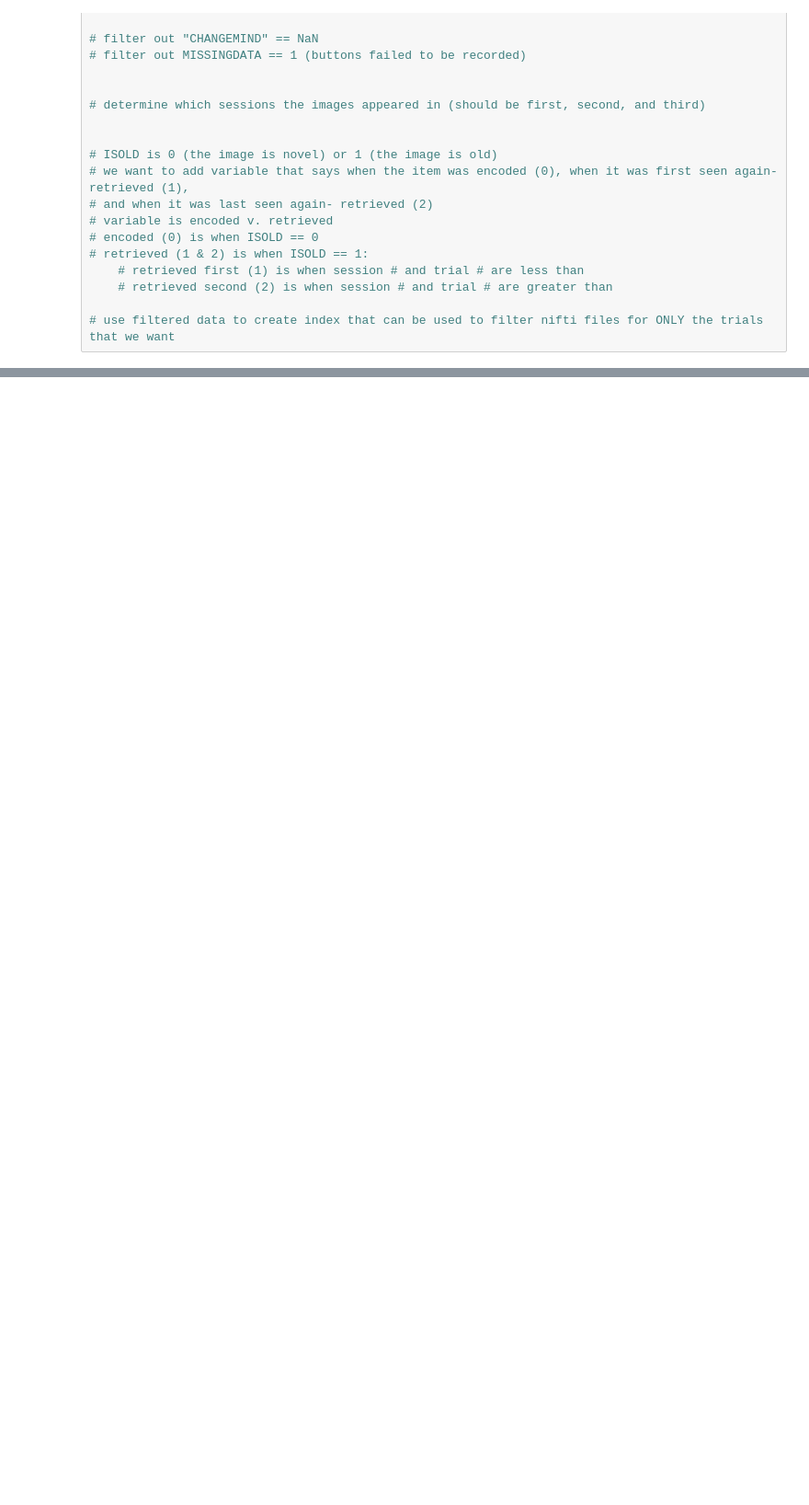
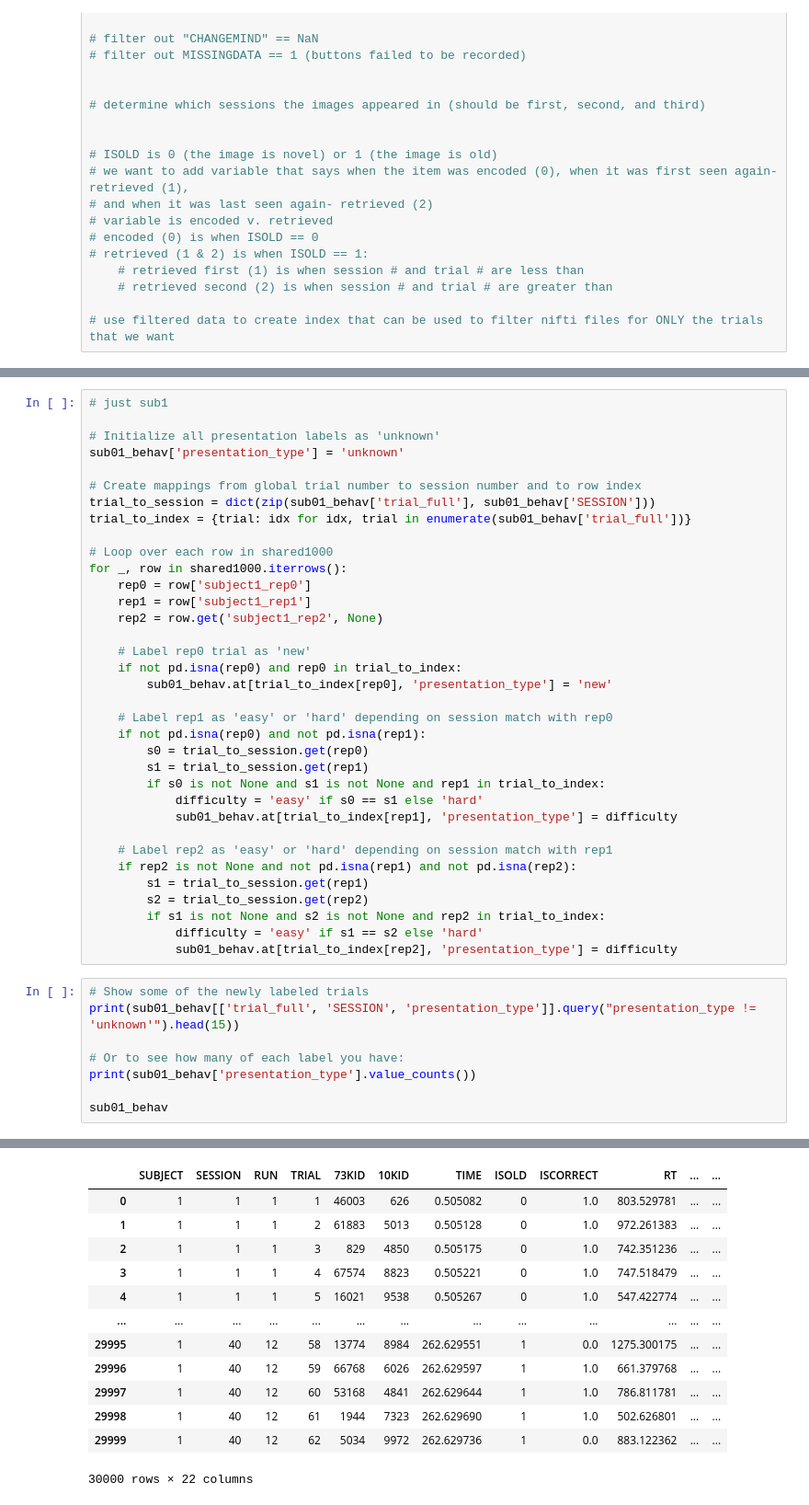
Before and after one commit to MShipkova/memory_NSD, a Jupyter notebook: explore_aug5.ipynb, the cells around one changed output, grey strips where cells are left out. Shown: that part at 92% size. Drawn from its saved outputs; the diff is of its cells as text; blank space fills up the shorter version.

```diff
--- a/explore_aug5.ipynb
+++ b/explore_aug5.ipynb
@@ -69,0 +258,44 @@ shared515 = np.array(shared515)
+# %%
+# just sub1
+
+# Initialize all presentation labels as 'unknown'
+sub01_behav['presentation_type'] = 'unknown'
+
+# Create mappings from global trial number to session number and to row index
+trial_to_session = dict(zip(sub01_behav['trial_full'], sub01_behav['SESSION']))
+trial_to_index = {trial: idx for idx, trial in enumerate(sub01_behav['trial_full'])}
+
+# Loop over each row in shared1000
+for _, row in shared1000.iterrows():
+    rep0 = row['subject1_rep0']
+    rep1 = row['subject1_rep1']
+    rep2 = row.get('subject1_rep2', None)
+
+    # Label rep0 trial as 'new'
+    if not pd.isna(rep0) and rep0 in trial_to_index:
+        sub01_behav.at[trial_to_index[rep0], 'presentation_type'] = 'new'
+
+    # Label rep1 as 'easy' or 'hard' depending on session match with rep0
+    if not pd.isna(rep0) and not pd.isna(rep1):
+        s0 = trial_to_session.get(rep0)
+        s1 = trial_to_session.get(rep1)
+        if s0 is not None and s1 is not None and rep1 in trial_to_index:
+            difficulty = 'easy' if s0 == s1 else 'hard'
+            sub01_behav.at[trial_to_index[rep1], 'presentation_type'] = difficulty
+
+    # Label rep2 as 'easy' or 'hard' depending on session match with rep1
+    if rep2 is not None and not pd.isna(rep1) and not pd.isna(rep2):
+        s1 = trial_to_session.get(rep1)
+        s2 = trial_to_session.get(rep2)
+        if s1 is not None and s2 is not None and rep2 in trial_to_index:
+            difficulty = 'easy' if s1 == s2 else 'hard'
+            sub01_behav.at[trial_to_index[rep2], 'presentation_type'] = difficulty
+# %%
+# Show some of the newly labeled trials
+print(sub01_behav[['trial_full', 'SESSION', 'presentation_type']].query("presentation_type != 'unknown'").head(15))
+
+# Or to see how many of each label you have:
+print(sub01_behav['presentation_type'].value_counts())
+
+sub01_behav
+# %% [output]
@@ -70,3 +319,16 @@ shared515 = np.array(shared515)
+|  | SUBJECT | SESSION | RUN | TRIAL | 73KID | 10KID | TIME | ISOLD | ISCORRECT | RT | ... | ... |
+| 0 | 1 | 1 | 1 | 1 | 46003 | 626 | 0.505082 | 0 | 1.0 | 803.529781 | ... | ... |
+| 1 | 1 | 1 | 1 | 2 | 61883 | 5013 | 0.505128 | 0 | 1.0 | 972.261383 | ... | ... |
+| 2 | 1 | 1 | 1 | 3 | 829 | 4850 | 0.505175 | 0 | 1.0 | 742.351236 | ... | ... |
+| 3 | 1 | 1 | 1 | 4 | 67574 | 8823 | 0.505221 | 0 | 1.0 | 747.518479 | ... | ... |
+| 4 | 1 | 1 | 1 | 5 | 16021 | 9538 | 0.505267 | 0 | 1.0 | 547.422774 | ... | ... |
+| ... | ... | ... | ... | ... | ... | ... | ... | ... | ... | ... | ... | ... |
+| 29995 | 1 | 40 | 12 | 58 | 13774 | 8984 | 262.629551 | 1 | 0.0 | 1275.300175 | ... | ... |
+| 29996 | 1 | 40 | 12 | 59 | 66768 | 6026 | 262.629597 | 1 | 1.0 | 661.379768 | ... | ... |
+| 29997 | 1 | 40 | 12 | 60 | 53168 | 4841 | 262.629644 | 1 | 1.0 | 786.811781 | ... | ... |
+| 29998 | 1 | 40 | 12 | 61 | 1944 | 7323 | 262.629690 | 1 | 1.0 | 502.626801 | ... | ... |
+| 29999 | 1 | 40 | 12 | 62 | 5034 | 9972 | 262.629736 | 1 | 0.0 | 883.122362 | ... | ... |
+30000 rows × 22 columns
 # %%
 # hard to load
 
```
Also changed, not shown: parts of 13 cells of this notebook, 11 other files.
